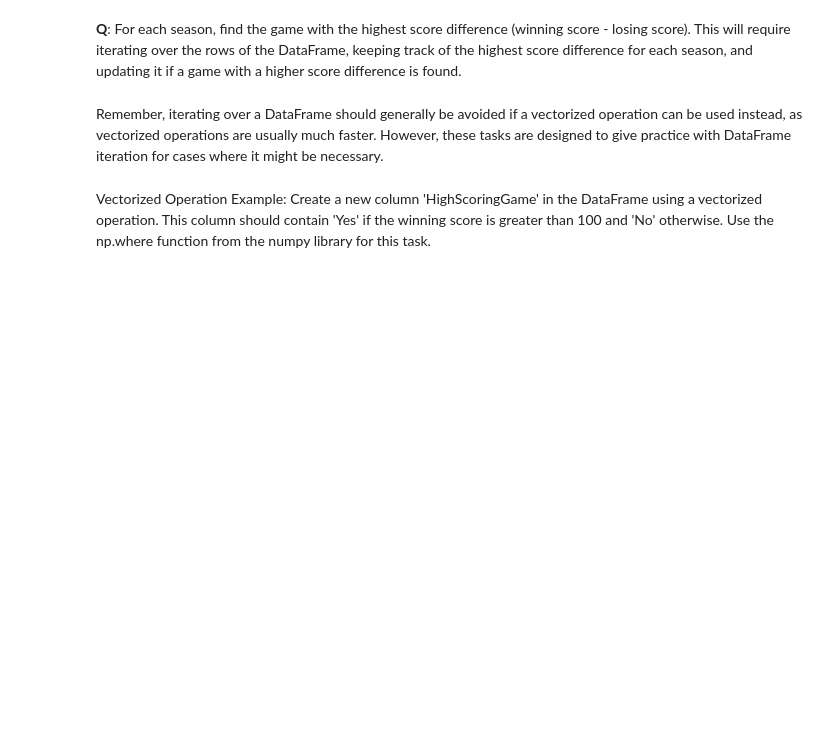
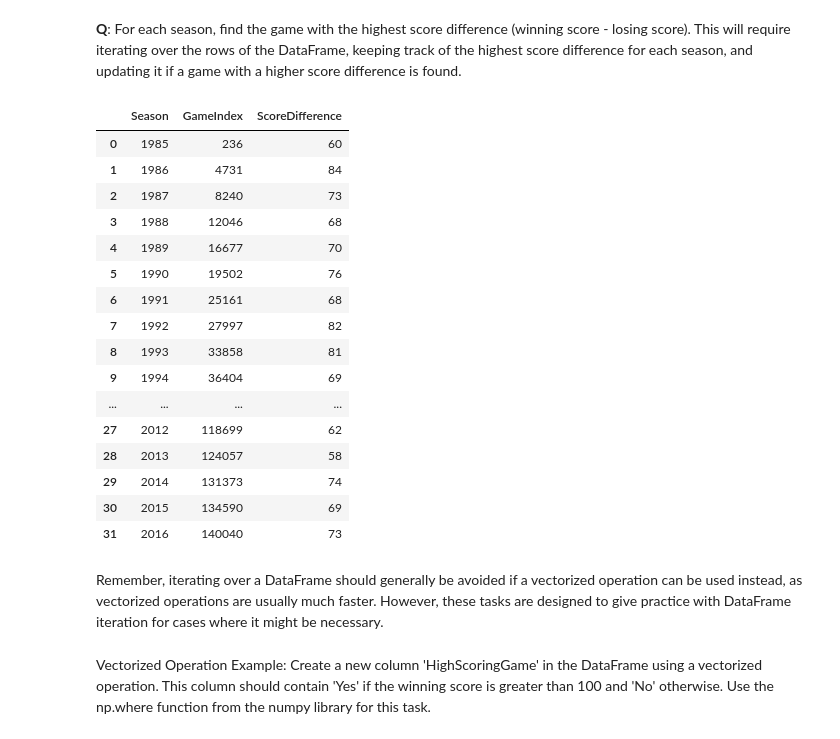
Before and after one commit to s205011/Group_4, a Jupyter notebook: individual_work/pd_s224576.ipynb, the cells around one changed output. Cells and saved outputs as stored; diff of their text form; code cells hidden in the pictures; blank space fills up the shorter version.

```diff
--- a/individual_work/pd_s224576.ipynb
+++ b/individual_work/pd_s224576.ipynb
@@ -392,3 +689,53 @@ Name: 1, dtype: object
+# %%
+# Write your code here
+# Initialize a list to store results for creating a DataFrame
+results = []
+
+# Iterate through each row in the DataFrame
+for index, row in df.iterrows():
+    season = row['Season']
+    score_diff = row['Wscore'] - row['Lscore']
+
+    # Check if the season is already in the list
+    if not any(r['Season'] == season for r in results):
+        # Add the current game's details to the list
+        results.append({
+            'Season': season,
+            'GameIndex': index,
+            'ScoreDifference': score_diff,
+        })
+    else:
+        # Update if the current game's score difference is higher
+        for r in results:
+            if r['Season'] == season and score_diff > r['ScoreDifference']:
+                r.update({
+                    'GameIndex': index,
+                    'ScoreDifference': score_diff,
+                })
+
+# Convert the list of results to a DataFrame
+highest_score_diff_df = pd.DataFrame(results)
+
+# Display the resulting DataFrame
+highest_score_diff_df
+# %% [output]
+|  | Season | GameIndex | ScoreDifference |
+| 0 | 1985 | 236 | 60 |
+| 1 | 1986 | 4731 | 84 |
+| 2 | 1987 | 8240 | 73 |
+| 3 | 1988 | 12046 | 68 |
+| 4 | 1989 | 16677 | 70 |
+| 5 | 1990 | 19502 | 76 |
+| 6 | 1991 | 25161 | 68 |
+| 7 | 1992 | 27997 | 82 |
+| 8 | 1993 | 33858 | 81 |
+| 9 | 1994 | 36404 | 69 |
+| ... | ... | ... | ... |
+| 27 | 2012 | 118699 | 62 |
+| 28 | 2013 | 124057 | 58 |
+| 29 | 2014 | 131373 | 74 |
+| 30 | 2015 | 134590 | 69 |
+| 31 | 2016 | 140040 | 73 |
 # %% [markdown]
 Remember, iterating over a DataFrame should generally be avoided if a vectorized operation can be used instead, as vectorized operations are usually much faster. However, these tasks are designed to give practice with DataFrame iteration for cases where it might be necessary.
 # %% [markdown]
```
Also changed, not shown: parts of 39 cells of this notebook.
